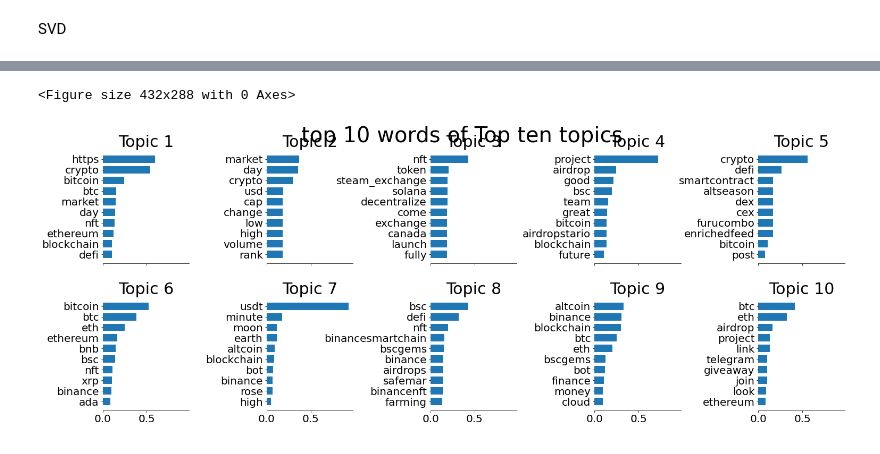
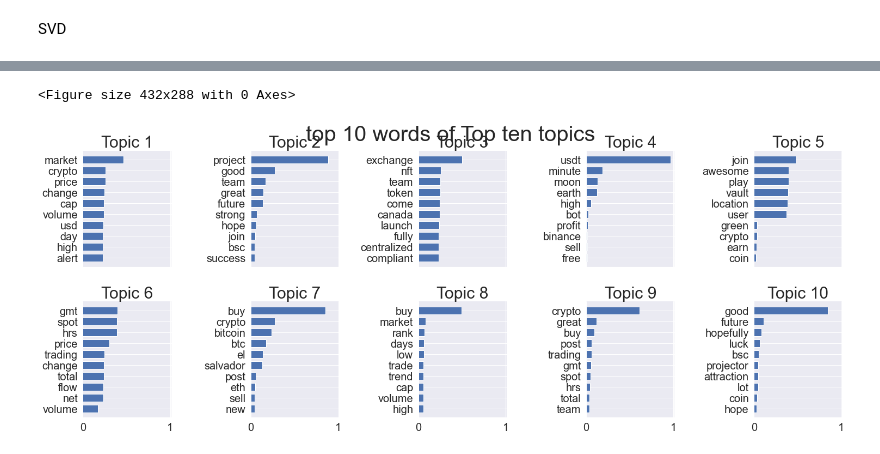
Before and after one commit to Cholianlll/2021-Fall-ANLY-580-Final-project-NLP, a Jupyter notebook: Project/ANLY580_project.ipynb, the cells around one changed output, grey strips where cells are left out. Cells and saved outputs as stored; diff of their text form; code cells hidden in the pictures.

```diff
--- a/Project/ANLY580_project.ipynb
+++ b/Project/ANLY580_project.ipynb
@@ -133,24 +127,23 @@ replace = [
     (email_re, "email"),            # Matches emails
     (r"(?<=\d),(?=\d)", ""),        # Remove commas in numbers
     (r"\d+", "numbr"),              # Map digits to special token <numbr>
+
+    (r"\#[a-zA-Z]*",""), # Remove the hasg tag
+    (r"\@[a-zA-Z]*",""), # Remove the hasg tag
     (r"[\t\n\r\*\.\@\,\-\/]", " "),   # Punctuation and other junk
-    (r"\s+", " "),                   # Stips extra whitespace
+
+    (r"[a-zA-Z]*numbr[a-zA-Z]*",""),  # substitute the useless related words "numbr"
+    (r"[a-zA-Z]*http[a-zA-Z]*",""),  # substitute the useless related words "http"
     (r"\W"," "),                      # Matches any character that is not a word character (alphanumeric & underscore)
-    (r"[a-zA-Z]*numbr[a-zA-Z]*"," ")  # substitute the useless related words "numbr"
+
+    (r"\b[\w]\b", ""),              # matching single character
+    (r"\s+", " ")                   # Stips extra whitespace
+
 ]
 
-train_text = text_data
+train_text = TrainDF['text']
+test_text = TestDF['text']
 
 for repl in replace:
     train_text = [re.sub(repl[0], repl[1], text) for text in train_text]
-
-
-@Language.component("dbpedia_14")
-def dbpedia_14_preprocess(doc):
-    tokens = [token for token in doc
-              if not any((token.is_stop, token.is_punct))]
-    tokens = [token.lemma_.lower().strip() for token in tokens]
-    tokens = [token for token in tokens if token]
-    return " ".join(tokens)
-
-pipeline.add_pipe("dbpedia_14");
+    test_text = [re.sub(repl[0], repl[1], text) for text in test_text]
@@ -157,4 +160,5 @@ pipeline.add_pipe("dbpedia_14");
 # %%
-text_content = [pipeline(doc) for doc in train_text]
+train_text = [pipeline(doc) for doc in train_text]
+# test_text = [pipeline(doc) for doc in test_text]
 # %% [markdown]
 ## cleaned text sample
@@ -169,6 +165,6 @@ text_content[:5]
 # %%
 from sklearn.feature_extraction.text import CountVectorizer, TfidfVectorizer
 # %%
-vocab_size = len(set(" ".join(text_content).split(" ")))
+vocab_size = len(set(" ".join(train_text).split(" ")))
 vocab_size
 # %% [output]
@@ -178,8 +174,8 @@ bow_featurizer = CountVectorizer(max_features=vocab_size, max_df=0.95, min_df=0.
 tfidf_featurizer = TfidfVectorizer(max_features=vocab_size, max_df=0.95, stop_words='english')
 
 # train data
-X_bow = bow_featurizer.fit_transform(text_content)
-X_tfidf = tfidf_featurizer.fit_transform(text_content)
+X_bow = bow_featurizer.fit_transform(train_text)
+X_tfidf = tfidf_featurizer.fit_transform(train_text)
 
 type(X_bow), X_bow.shape
 # %% [output]
@@ -251,5 +250,5 @@ top_10_words
 # %%
-plot_top_words(svd, idx2word, K, 'top 10 words of Top ten topics')
+plot_top_words(svd, idx2word, 10, 'top 10 words of Top ten topics')
 # %% [output]
 <Figure size 432x288 with 0 Axes>
-[figure, old version]
+[figure, new version]
```
Also changed, not shown: parts of 52 cells of this notebook, 4 other files.
